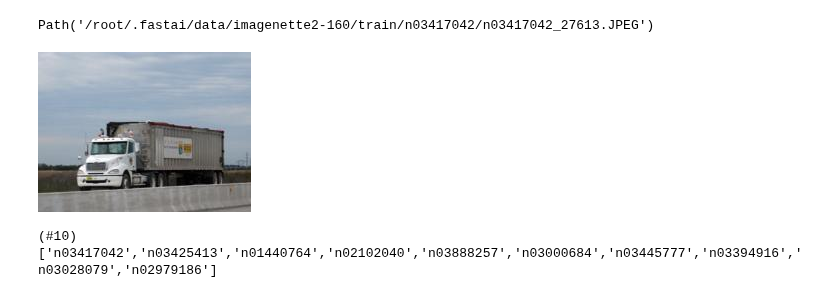
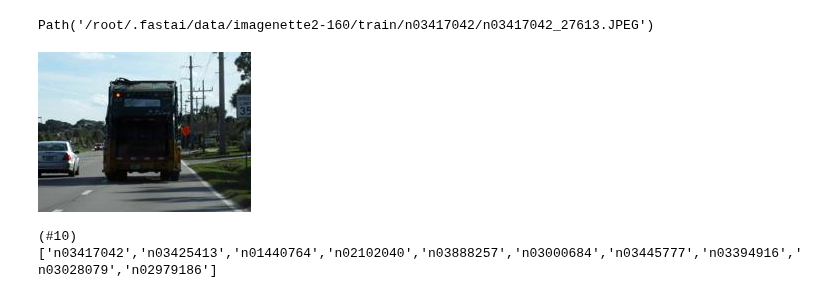
Before and after one commit to flyinacres/fastai-coursework, a Jupyter notebook: fast-19.ipynb, the cells around one changed output. Saved outputs shown, nothing was run; the diff lists cells and outputs as text; code cells hidden in the pictures.

```diff
--- a/fast-19.ipynb
+++ b/fast-19.ipynb
@@ -68,10 +68,10 @@ files[0]
 # %% [output]
 Path('/root/.fastai/data/imagenette2-160/train/n03417042/n03417042_27613.JPEG')
 # %%
-im = Image.open(files[0])
+im = Image.open(files[4])
 im
 # %% [output]
-[figure, old version]
+[figure, new version]
 # %%
 lbls = files.map(Self.parent.name()).unique(); lbls
 # %% [output]
```
Also changed, not shown: parts of 8 cells of this notebook.
